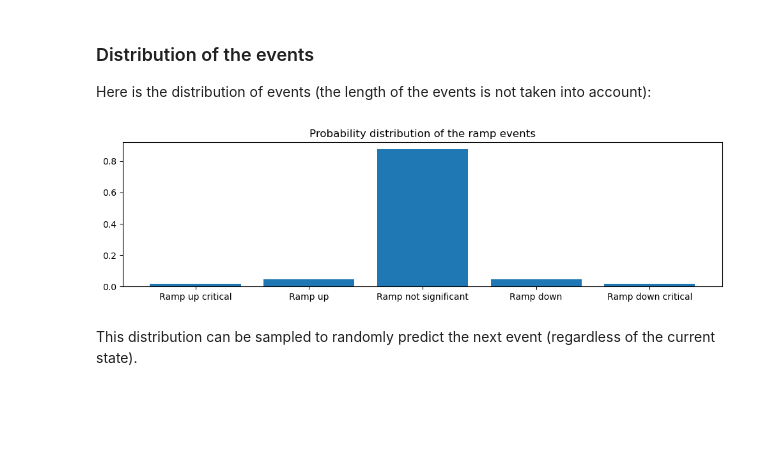
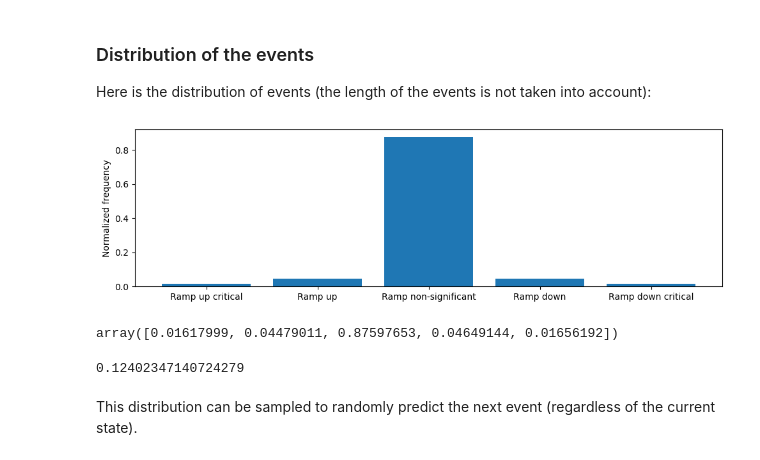
Before and after one commit to pascaltribel/RampUp, a Jupyter notebook: BasicMarkovChain.ipynb, the cells around one changed output. Cells and saved outputs as stored; diff of their text form; code cells hidden in the pictures; blank space fills up the shorter version.

```diff
--- a/BasicMarkovChain.ipynb
+++ b/BasicMarkovChain.ipynb
@@ -44,15 +44,23 @@ c = np.histogram(df["y"], bins=5)[0]
 #c = [c[0]+c[1], c[2], c[3]+c[4]]
 # %%
 fig, ax = plt.subplots(1, 1, figsize=(10, 3))
-plt.bar(['Ramp up critical', 'Ramp up', 'Ramp not significant', "Ramp down", "Ramp down critical"], c/c.sum())
-plt.title("Probability distribution of the ramp events")
+plt.bar(['Ramp up critical', 'Ramp up', 'Ramp non-significant', "Ramp down", "Ramp down critical"], c/c.sum())
+# plt.title("Probability distribution of the ramp events")
 # plt.xlabel("Event")
-# plt.ylabel("Probability of observation")
+plt.ylabel("Normalized frequency")
 plt.tight_layout()
 plt.savefig("probability_distribution.jpg")
 plt.show()
 # %% [output]
-[figure, old version]
+[figure, new version]
+# %%
+c/c.sum()
+# %% [output]
+array([0.01617999, 0.04479011, 0.87597653, 0.04649144, 0.01656192])
+# %%
+sum(c/c.sum())-(c/c.sum())[2]
+# %% [output]
+0.12402347140724279
 # %% [markdown]
 This distribution can be sampled to randomly predict the next event (regardless of the current state).
 # %% [markdown]
```
Also changed, not shown: 2 other files.
